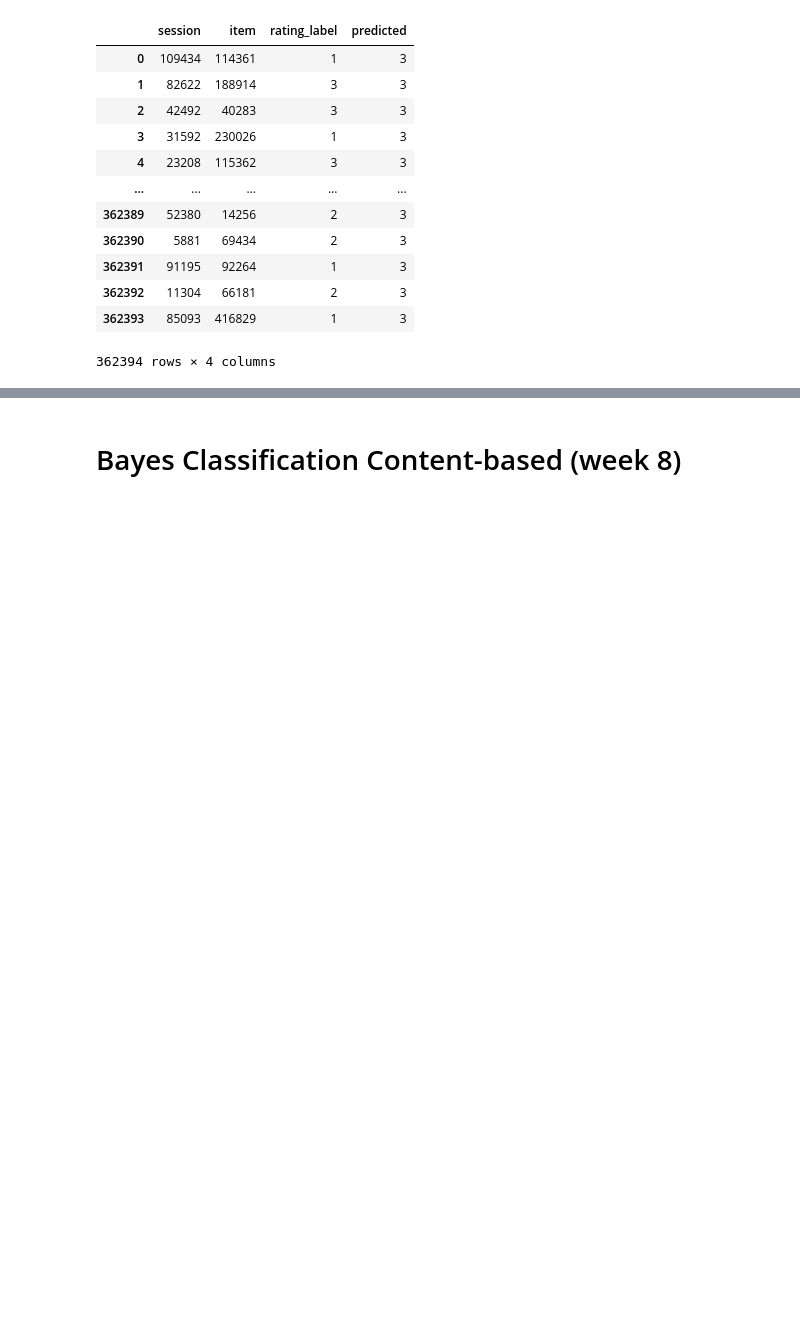
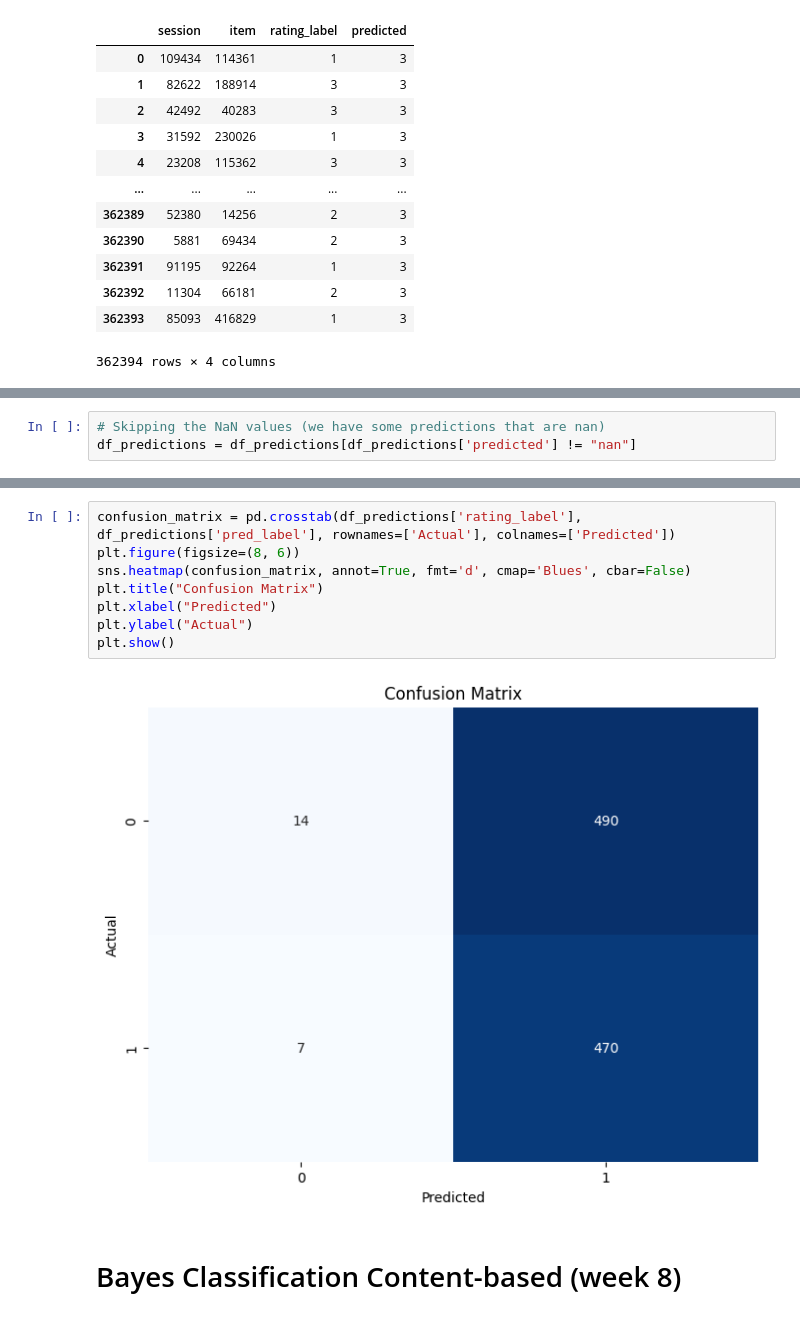
Before and after one commit to EliaTosin/DataAnaCla25, a Jupyter notebook: flipped_9/evaluation_rec_sys.ipynb, the cells around one changed output, grey strips where cells are left out. Drawn from its saved outputs; the diff is of its cells as text; blank space fills up the shorter version.

```diff
--- a/flipped_9/evaluation_rec_sys.ipynb
+++ b/flipped_9/evaluation_rec_sys.ipynb
@@ -348 +408,4 @@ df_predictions.dropna(subset=['predicted'], inplace=True)
+# %%
+# Skipping the NaN values (we have some predictions that are nan)
+df_predictions = df_predictions[df_predictions['predicted'] != "nan"]
 # %%
@@ -369,3 +442,13 @@ weighted avg       0.76      0.80      0.74       298
+# %%
+confusion_matrix = pd.crosstab(df_predictions['rating_label'], df_predictions['pred_label'], rownames=['Actual'], colnames=['Predicted'])
+plt.figure(figsize=(8, 6))
+sns.heatmap(confusion_matrix, annot=True, fmt='d', cmap='Blues', cbar=False)
+plt.title("Confusion Matrix")
+plt.xlabel("Predicted")
+plt.ylabel("Actual")
+plt.show()
+# %% [output]
+[figure, added]
 # %% [markdown]
 # Bayes Classification Content-based (week 8)
 # %%
```
Also changed, not shown: parts of 31 cells of this notebook.
